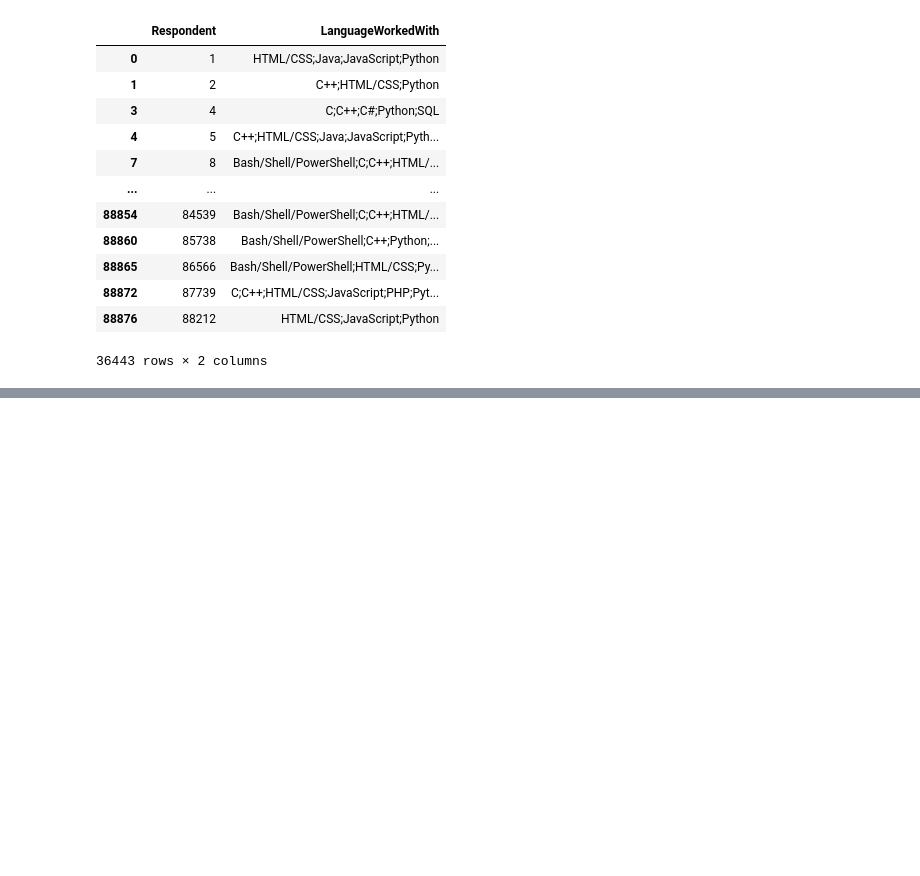
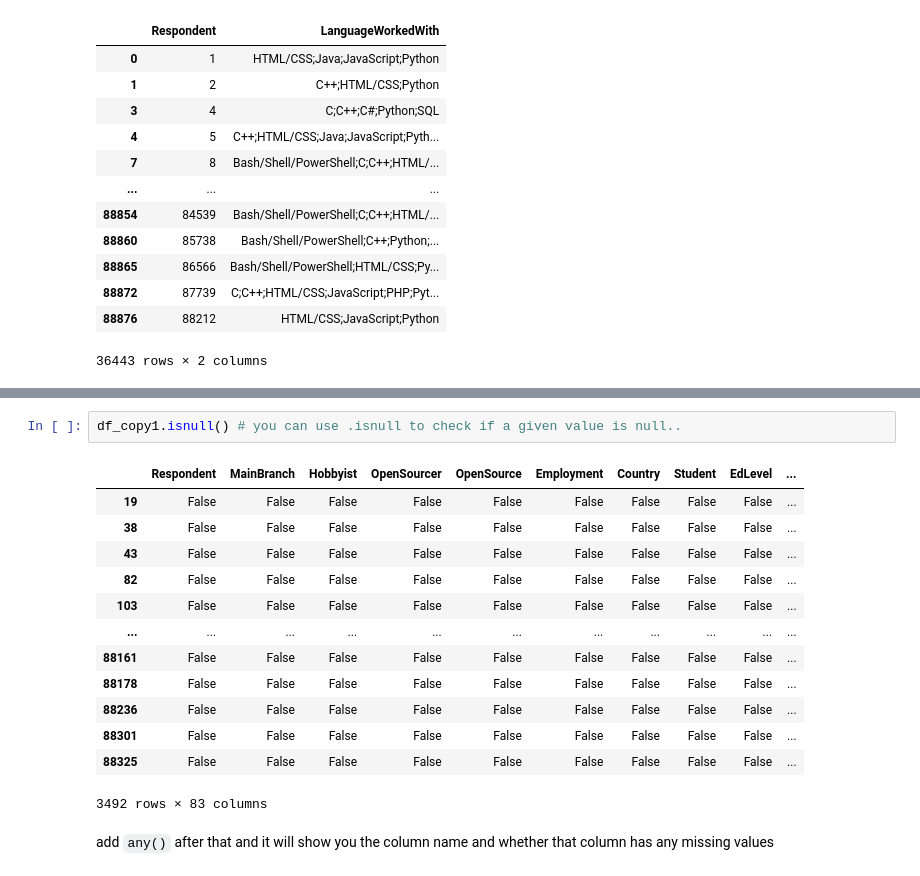
Before and after one commit to YatinAdityaT/Drishti-workshop, a Jupyter notebook: BasicsOfNumpyPandasMatplotlib.ipynb, the cells around one changed output, grey strips where cells are left out. Saved outputs shown, nothing was run; the diff lists cells and outputs as text; blank space fills up the shorter version.

```diff
--- a/BasicsOfNumpyPandasMatplotlib.ipynb
+++ b/BasicsOfNumpyPandasMatplotlib.ipynb
@@ -673,0 +1222,18 @@ df.loc[mask,["Respondent","LanguageWorkedWith"]] # we can see the Respondent and
+# %%
+df_copy1.isnull() # you can use .isnull to check if a given value is null..
+# %% [output]
+|  | Respondent | MainBranch | Hobbyist | OpenSourcer | OpenSource | Employment | Country | Student | EdLevel | ... |
+| 19 | False | False | False | False | False | False | False | False | False | ... |
+| 38 | False | False | False | False | False | False | False | False | False | ... |
+| 43 | False | False | False | False | False | False | False | False | False | ... |
+| 82 | False | False | False | False | False | False | False | False | False | ... |
+| 103 | False | False | False | False | False | False | False | False | False | ... |
+| ... | ... | ... | ... | ... | ... | ... | ... | ... | ... | ... |
+| 88161 | False | False | False | False | False | False | False | False | False | ... |
+| 88178 | False | False | False | False | False | False | False | False | False | ... |
+| 88236 | False | False | False | False | False | False | False | False | False | ... |
+| 88301 | False | False | False | False | False | False | False | False | False | ... |
+| 88325 | False | False | False | False | False | False | False | False | False | ... |
+3492 rows × 83 columns
+# %% [markdown]
+add `any()` after that and it will show you the column name and whether that column has any missing values
```
Also changed, not shown: parts of 87 cells of this notebook.
